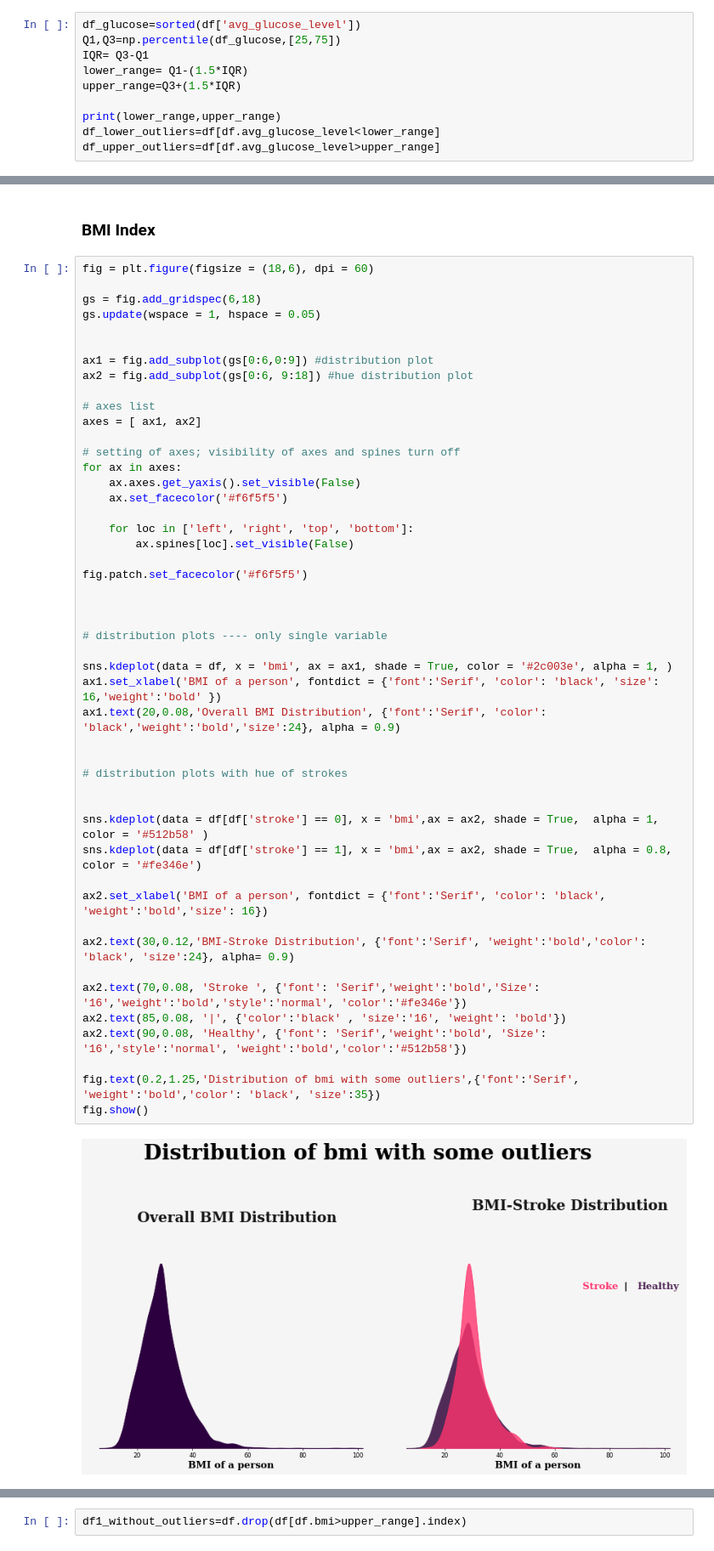
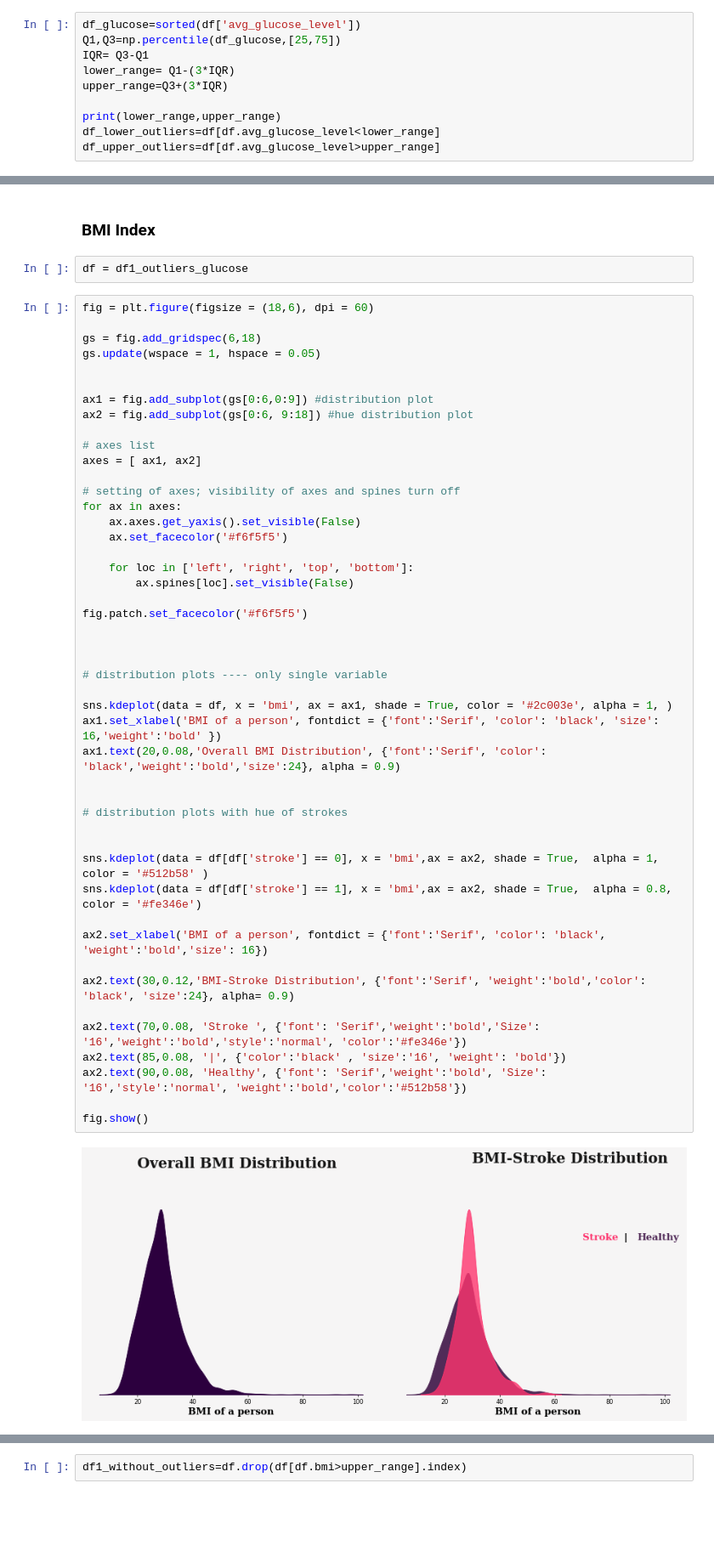
Before and after one commit to phamvanhanh6720/StrockPrediction, a Jupyter notebook: strockprediction.ipynb, the cells around one changed output, grey strips where cells are left out. Shown at 85% size. Drawn from its saved outputs; the diff is of its cells as text; blank space fills up the shorter version.

```diff
--- a/strockprediction.ipynb
+++ b/strockprediction.ipynb
@@ -213,8 +211,8 @@ fig.show()
 df_glucose=sorted(df['avg_glucose_level'])
 Q1,Q3=np.percentile(df_glucose,[25,75])
 IQR= Q3-Q1
-lower_range= Q1-(1.5*IQR)
-upper_range=Q3+(1.5*IQR)
+lower_range= Q1-(3*IQR)
+upper_range=Q3+(3*IQR)
 
 print(lower_range,upper_range)
 df_lower_outliers=df[df.avg_glucose_level<lower_range]
@@ -284,5 +298,7 @@ fig.show()
 # %% [markdown]
 ### BMI Index
+# %%
+df = df1_outliers_glucose
 # %%
 fig = plt.figure(figsize = (18,6), dpi = 60)
 
@@ -304,35 +320,34 @@ for ax in axes:
     for loc in ['left', 'right', 'top', 'bottom']:
         ax.spines[loc].set_visible(False)
 
 fig.patch.set_facecolor('#f6f5f5')
 
 
 
 # distribution plots ---- only single variable
 
 sns.kdeplot(data = df, x = 'bmi', ax = ax1, shade = True, color = '#2c003e', alpha = 1, )
 ax1.set_xlabel('BMI of a person', fontdict = {'font':'Serif', 'color': 'black', 'size': 16,'weight':'bold' })
 ax1.text(20,0.08,'Overall BMI Distribution', {'font':'Serif', 'color': 'black','weight':'bold','size':24}, alpha = 0.9)
 
 
 # distribution plots with hue of strokes
 
 
 sns.kdeplot(data = df[df['stroke'] == 0], x = 'bmi',ax = ax2, shade = True,  alpha = 1, color = '#512b58' )
 sns.kdeplot(data = df[df['stroke'] == 1], x = 'bmi',ax = ax2, shade = True,  alpha = 0.8, color = '#fe346e')
 
 ax2.set_xlabel('BMI of a person', fontdict = {'font':'Serif', 'color': 'black', 'weight':'bold','size': 16})
 
 ax2.text(30,0.12,'BMI-Stroke Distribution', {'font':'Serif', 'weight':'bold','color': 'black', 'size':24}, alpha= 0.9)
 
 ax2.text(70,0.08, 'Stroke ', {'font': 'Serif','weight':'bold','Size': '16','weight':'bold','style':'normal', 'color':'#fe346e'})
 ax2.text(85,0.08, '|', {'color':'black' , 'size':'16', 'weight': 'bold'})
 ax2.text(90,0.08, 'Healthy', {'font': 'Serif','weight':'bold', 'Size': '16','style':'normal', 'weight':'bold','color':'#512b58'})
 
-fig.text(0.2,1.25,'Distribution of bmi with some outliers',{'font':'Serif', 'weight':'bold','color': 'black', 'size':35})
 fig.show()
 # %% [output]
-[figure, old version]
+[figure, new version]
 # %%
 df_bmi=sorted(df['bmi'])
 Q1,Q3=np.percentile(df_bmi,[25,75])
```
Also changed, not shown: parts of 88 cells of this notebook, 4 other files.
